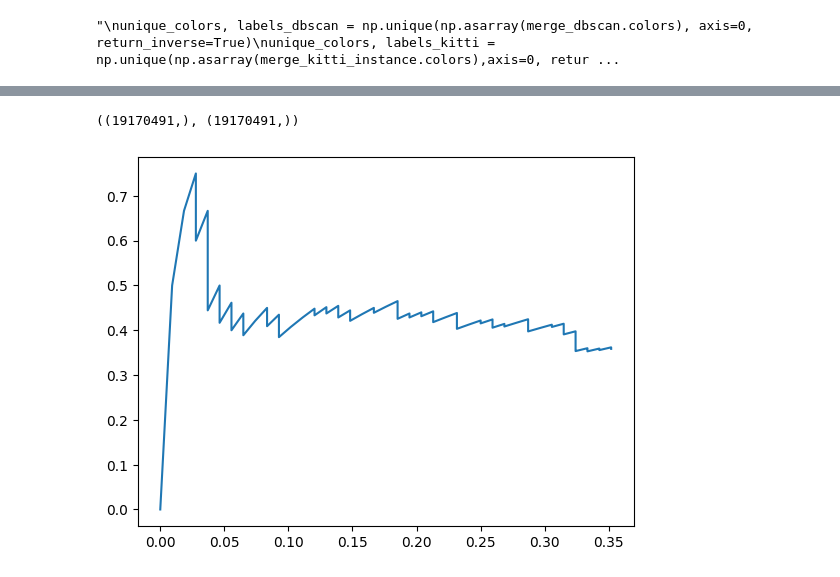
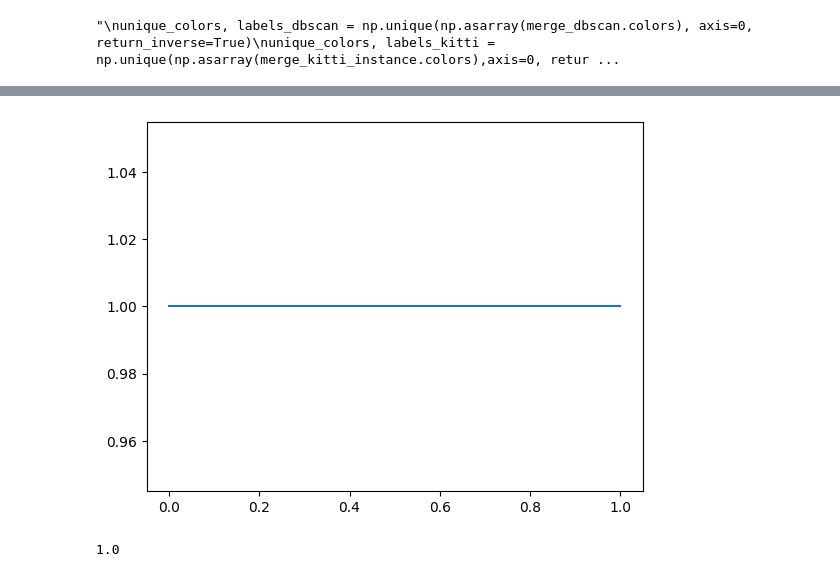
Before and after one commit to artonson/autoinst, a Jupyter notebook: point-to-pixel-mapping/cluster_preprocessing.ipynb, the cells around one changed output, grey strips where cells are left out. Cells and saved outputs as stored; diff of their text form; code cells hidden in the pictures.

```diff
--- a/point-to-pixel-mapping/cluster_preprocessing.ipynb
+++ b/point-to-pixel-mapping/cluster_preprocessing.ipynb
@@ -432,11 +545,12 @@ AssertionError: Prediction and ground truth array sizes must be equals
-# %%
-labels_dbscan.shape,labels_kitti.shape
-# %% [output]
-((19170491,), (19170491,))
-# %%
-import matplotlib.pyplot as plt
-
-plt.plot(metrics_dbscan.recall,metrics_dbscan.precision)
-plt.show()
-# %% [output]
-[figure, removed]
+# %%
+prec = [1.0,1.0, 1.0, 1.0, 1.0, 1.0, 1.0, 1.0, 1.0, 1.0, 1.0, 1.0, 1.0, 1.0, 1.0, 1.0]
+recall = [0,0.06666666666666667, 0.13333333333333333, 0.2, 0.26666666666666666, 0.3333333333333333, 0.4, 0.4666666666666667, 0.5333333333333333, 0.6, 0.6666666666666666, 0.7333333333333333, 0.8, 0.8666666666666667, 0.9333333333333333,1.0]
+import matplotlib.pyplot as plt
+plt.plot(recall,prec)
+plt.show()
+prec = np.asarray(prec)
+recall = np.asarray(recall)
+print(np.trapz(prec,recall))
+# %% [output]
+[figure, added]
+1.0
```
Also changed, not shown: parts of 9 cells of this notebook, 24 other files.
